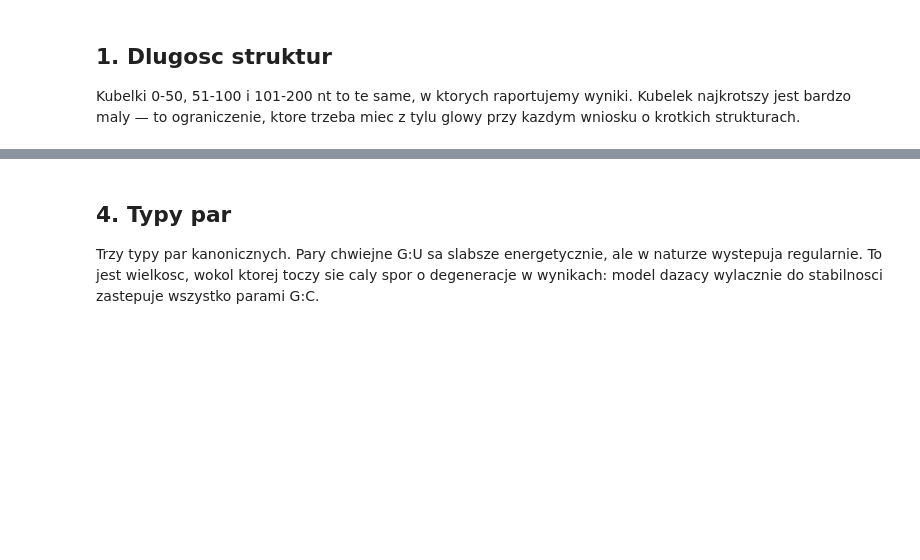
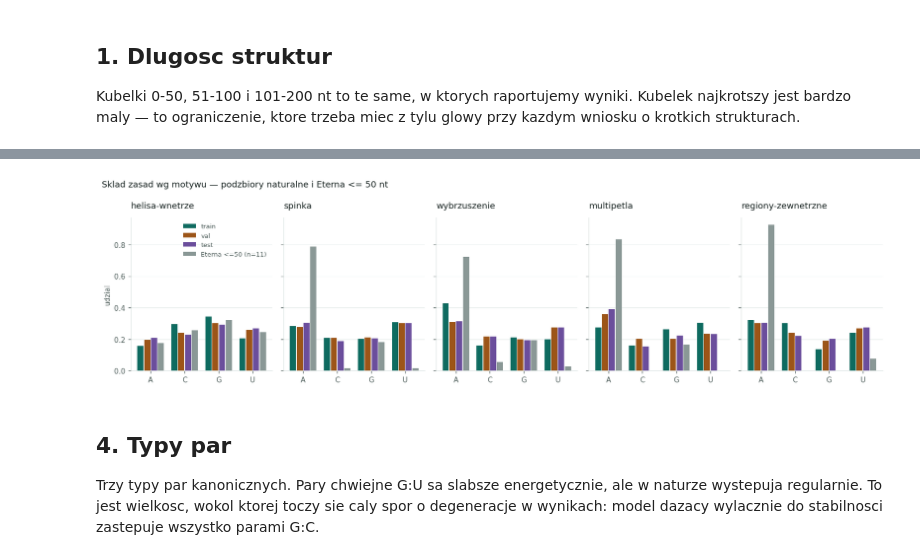
Before and after one commit to nikakoga/RNA-inverse-folding, a Jupyter notebook: notebooks/01_dane.ipynb, the cells around one changed output, grey strips where cells are left out. Saved outputs shown, nothing was run; the diff lists cells and outputs as text; code cells hidden in the pictures; blank space fills up the shorter version.

```diff
--- a/notebooks/01_dane.ipynb
+++ b/notebooks/01_dane.ipynb
@@ -151,24 +193,26 @@ naturalnego**, bo sa projektowane pod jednoznaczne zwijanie, a nie pod funkcje b
 # %%
-zrodla = [(z, czesci[z]) for z in ZBIORY] + [("Eterna", eterna)]
-kolory = [C1, C2, C3, C4]
-pokaz = ["helisa-wnetrze", "spinka", "wybrzuszenie", "multipetla", "zewnetrzna"]
+zrodla = [(z, czesci[z]) for z in ZBIORY] + [(f"Eterna <=50 (n={len(eterna)})", eterna)]
+kolory_z = [C1, C2, C3, C4]
+pokaz = ["helisa-wnetrze", "spinka", "wybrzuszenie", "multipetla", "regiony-zewnetrzne"]
 
 fig, axs = plt.subplots(1, len(pokaz), figsize=(14, 3.8), sharey=True)
 x = np.arange(4)
 w = 0.8 / len(zrodla)
 for ax, m in zip(axs, pokaz):
     for k, (nz, d) in enumerate(zrodla):
         c = sklad_motywy(d.secondary_structure, d.sequence)[m]
         t = sum(c.values()) or 1
         ax.bar(x + (k - (len(zrodla) - 1) / 2) * w, [c[b] / t for b in BASES], w * 0.9,
-               color=kolory[k], label=nz if m == pokaz[0] else None, zorder=3)
+               color=kolory_z[k], label=nz if m == pokaz[0] else None, zorder=3)
     ax.set_xticks(x)
     ax.set_xticklabels(BASES, fontsize=9)
     styl(ax, m, "udzial" if m == pokaz[0] else "")
 axs[0].legend(frameon=False, fontsize=8, labelcolor=INK2)
-fig.suptitle("Sklad zasad wg motywu — podzbiory naturalne i Eterna",
+fig.suptitle("Sklad zasad wg motywu — podzbiory naturalne i Eterna <= 50 nt",
              color=INK, fontsize=11, x=0.008, ha="left")
 fig.tight_layout()
+# %% [output]
+[figure, added]
 # %% [markdown]
 ## 4. Typy par
 
```
Also changed, not shown: parts of 7 cells of this notebook, 36 other files.
